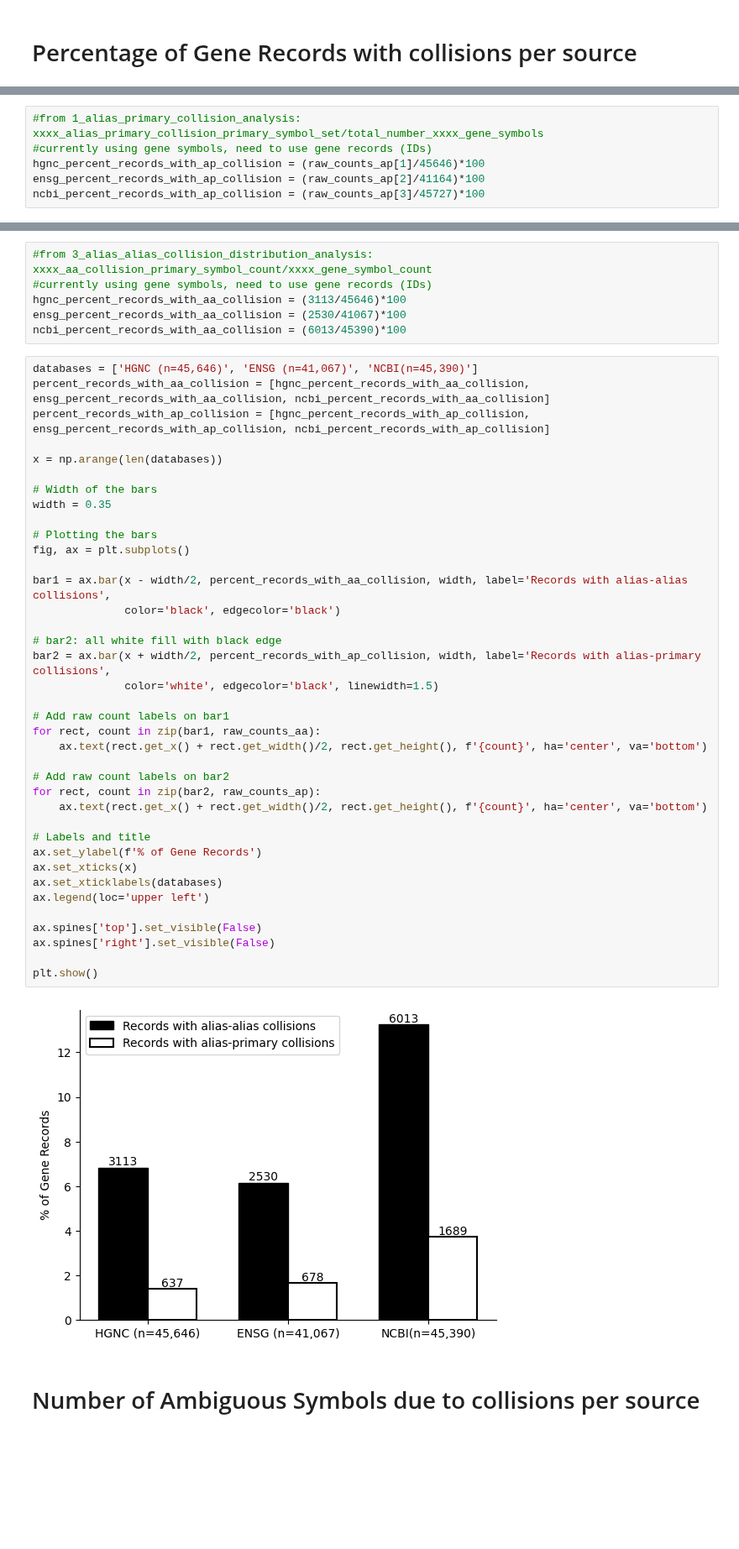
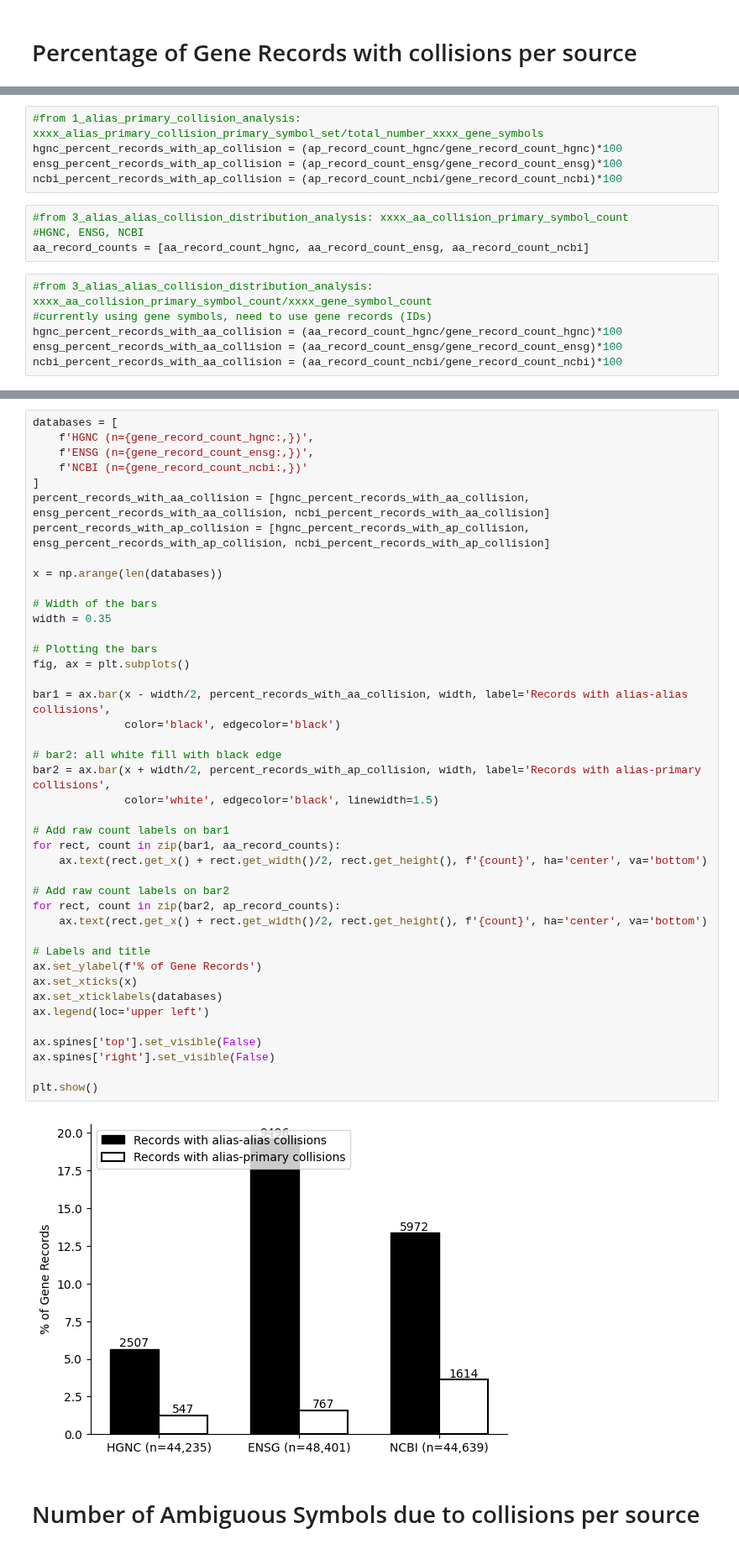
Before and after one commit to cancervariants/gene-harmony-analysis, a Jupyter notebook: analysis/collision_records_and_ambiguous_symbol_analysis.ipynb, the cells around one changed output, grey strips where cells are left out. Shown at 84% size. Cells and saved outputs as stored; diff of their text form; blank space fills up the shorter version.

Commit message:
edit the alias alias nb to make it dynamically compatible with the collision_records_and_ambiguous_symbol_analysis nb

```diff
--- a/analysis/collision_records_and_ambiguous_symbol_analysis.ipynb
+++ b/analysis/collision_records_and_ambiguous_symbol_analysis.ipynb
@@ -10,6 +22,15 @@ raw_counts_ap = [547,767,1728]
+# %%
+#from 1_alias_primary_collision_analysis: xxxx_alias_primary_collision_primary_symbol_set/total_number_xxxx_gene_symbols
+hgnc_percent_records_with_ap_collision = (ap_record_count_hgnc/gene_record_count_hgnc)*100
+ensg_percent_records_with_ap_collision = (ap_record_count_ensg/gene_record_count_ensg)*100
+ncbi_percent_records_with_ap_collision = (ap_record_count_ncbi/gene_record_count_ncbi)*100
+# %%
+#from 3_alias_alias_collision_distribution_analysis: xxxx_aa_collision_primary_symbol_count
+#HGNC, ENSG, NCBI
+aa_record_counts = [aa_record_count_hgnc, aa_record_count_ensg, aa_record_count_ncbi]
 # %%
-#from 1_alias_primary_collision_analysis: xxxx_alias_primary_collision_primary_symbol_set/total_number_xxxx_gene_symbols
+#from 3_alias_alias_collision_distribution_analysis: xxxx_aa_collision_primary_symbol_count/xxxx_gene_symbol_count
 #currently using gene symbols, need to use gene records (IDs)
-hgnc_percent_records_with_ap_collision = (raw_counts_ap[1]/45646)*100
-ensg_percent_records_with_ap_collision = (raw_counts_ap[2]/41164)*100
-ncbi_percent_records_with_ap_collision = (raw_counts_ap[3]/45727)*100
+hgnc_percent_records_with_aa_collision = (aa_record_count_hgnc/gene_record_count_hgnc)*100
+ensg_percent_records_with_aa_collision = (aa_record_count_ensg/gene_record_count_ensg)*100
+ncbi_percent_records_with_aa_collision = (aa_record_count_ncbi/gene_record_count_ncbi)*100
@@ -20,11 +37,9 @@ raw_counts_aa = [3113,2530,6013]
-# %%
-#from 3_alias_alias_collision_distribution_analysis: xxxx_aa_collision_primary_symbol_count/xxxx_gene_symbol_count
-#currently using gene symbols, need to use gene records (IDs)
-hgnc_percent_records_with_aa_collision = (3113/45646)*100
-ensg_percent_records_with_aa_collision = (2530/41067)*100
-ncbi_percent_records_with_aa_collision = (6013/45390)*100
 # %%
-databases = ['HGNC (n=45,646)', 'ENSG (n=41,067)', 'NCBI(n=45,390)']
+databases = [
+    f'HGNC (n={gene_record_count_hgnc:,})',
+    f'ENSG (n={gene_record_count_ensg:,})',
+    f'NCBI (n={gene_record_count_ncbi:,})'
+]
 percent_records_with_aa_collision = [hgnc_percent_records_with_aa_collision, ensg_percent_records_with_aa_collision, ncbi_percent_records_with_aa_collision]
 percent_records_with_ap_collision = [hgnc_percent_records_with_ap_collision, ensg_percent_records_with_ap_collision, ncbi_percent_records_with_ap_collision]
 
@@ -33,36 +48,36 @@ x = np.arange(len(databases))
 # Width of the bars
 width = 0.35
 
 # Plotting the bars
 fig, ax = plt.subplots()
 
 bar1 = ax.bar(x - width/2, percent_records_with_aa_collision, width, label='Records with alias-alias collisions',
               color='black', edgecolor='black')
 
 # bar2: all white fill with black edge
 bar2 = ax.bar(x + width/2, percent_records_with_ap_collision, width, label='Records with alias-primary collisions',
               color='white', edgecolor='black', linewidth=1.5)
 
 # Add raw count labels on bar1
-for rect, count in zip(bar1, raw_counts_aa):
+for rect, count in zip(bar1, aa_record_counts):
     ax.text(rect.get_x() + rect.get_width()/2, rect.get_height(), f'{count}', ha='center', va='bottom')
 
 # Add raw count labels on bar2
-for rect, count in zip(bar2, raw_counts_ap):
+for rect, count in zip(bar2, ap_record_counts):
     ax.text(rect.get_x() + rect.get_width()/2, rect.get_height(), f'{count}', ha='center', va='bottom')
 
 # Labels and title
 ax.set_ylabel(f'% of Gene Records')
 ax.set_xticks(x)
 ax.set_xticklabels(databases)
 ax.legend(loc='upper left')
 
 ax.spines['top'].set_visible(False)
 ax.spines['right'].set_visible(False)
 
 plt.show()
 # %% [output]
-[figure, old version]
+[figure, new version]
 # %% [markdown]
 # Number of Ambiguous Symbols due to collisions per source
 # %%
```
Also changed, not shown: parts of 5 cells of this notebook, 26 other files.
